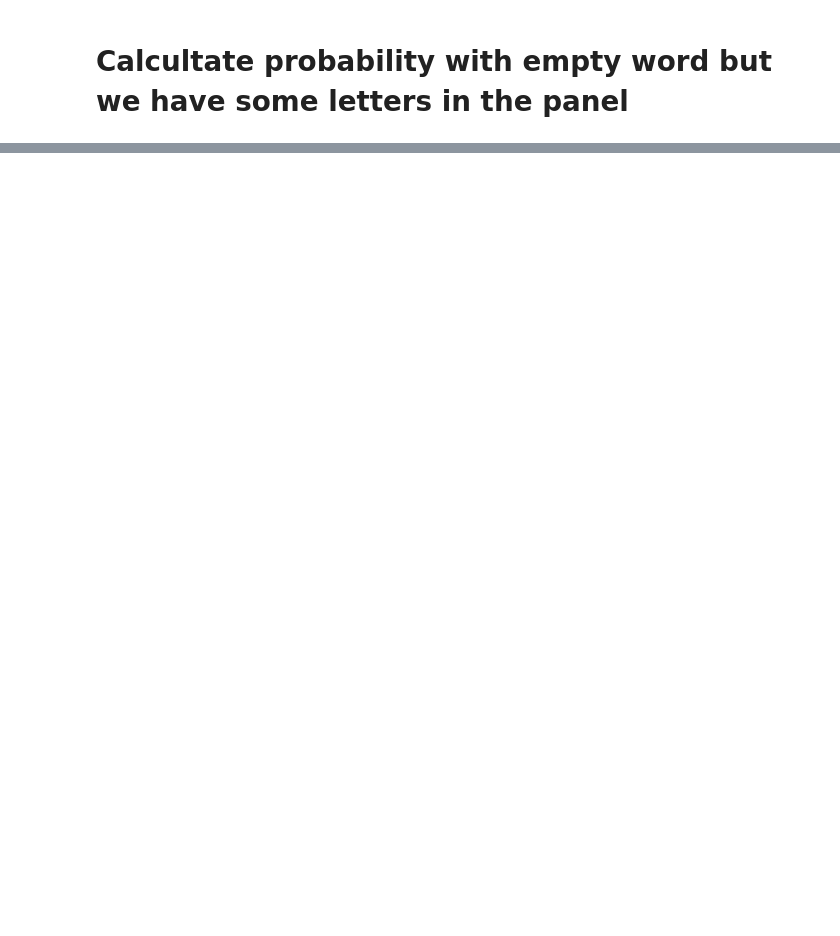
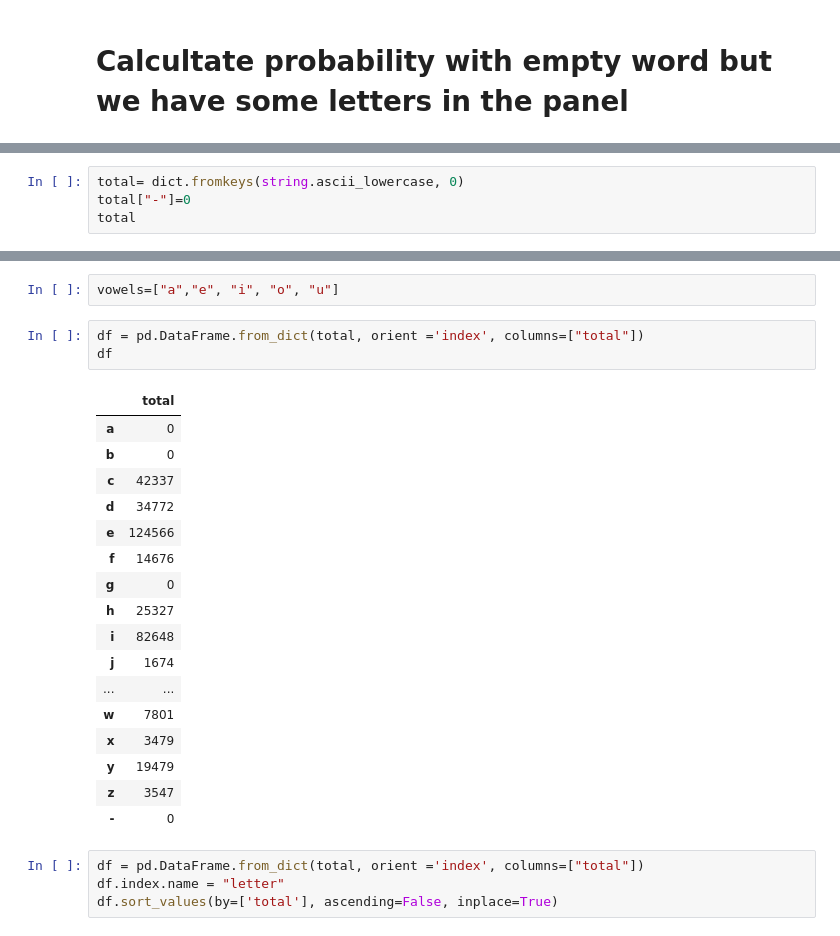
Before and after one commit to Jorge-Doncel/predict-letter, a Jupyter notebook: notebooks/Words Analize.ipynb, the cells around one changed output, grey strips where cells are left out. Cells and saved outputs as stored; diff of their text form; blank space fills up the shorter version.

```diff
--- a/notebooks/Words Analize.ipynb
+++ b/notebooks/Words Analize.ipynb
@@ -247,0 +275,4 @@ u  231730  17.7278
+# %%
+total= dict.fromkeys(string.ascii_lowercase, 0)
+total["-"]=0
+total
@@ -248,3 +325,30 @@ u  231730  17.7278
+# %%
+vowels=["a","e", "i", "o", "u"]
+# %%
+df = pd.DataFrame.from_dict(total, orient ='index', columns=["total"])
+df
+# %% [output]
+|  | total |
+| a | 0 |
+| b | 0 |
+| c | 42337 |
+| d | 34772 |
+| e | 124566 |
+| f | 14676 |
+| g | 0 |
+| h | 25327 |
+| i | 82648 |
+| j | 1674 |
+| ... | ... |
+| w | 7801 |
+| x | 3479 |
+| y | 19479 |
+| z | 3547 |
+| - | 0 |
+# %%
+df = pd.DataFrame.from_dict(total, orient ='index', columns=["total"])
+df.index.name = "letter"
+df.sort_values(by=['total'], ascending=False, inplace=True)
 # %%
 df
 # %% [output]
```
Also changed, not shown: parts of 20 cells of this notebook, 3 other files.
